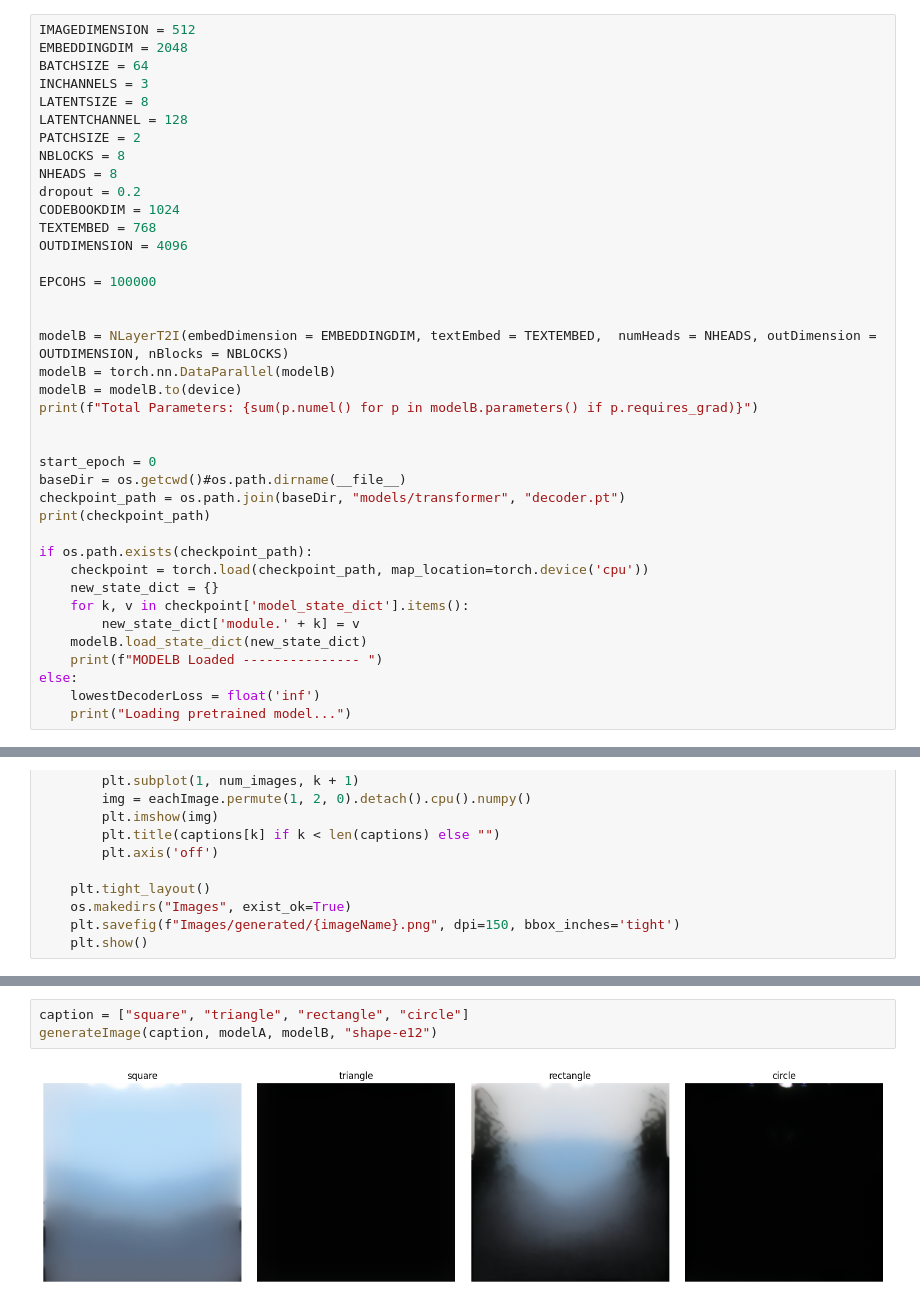
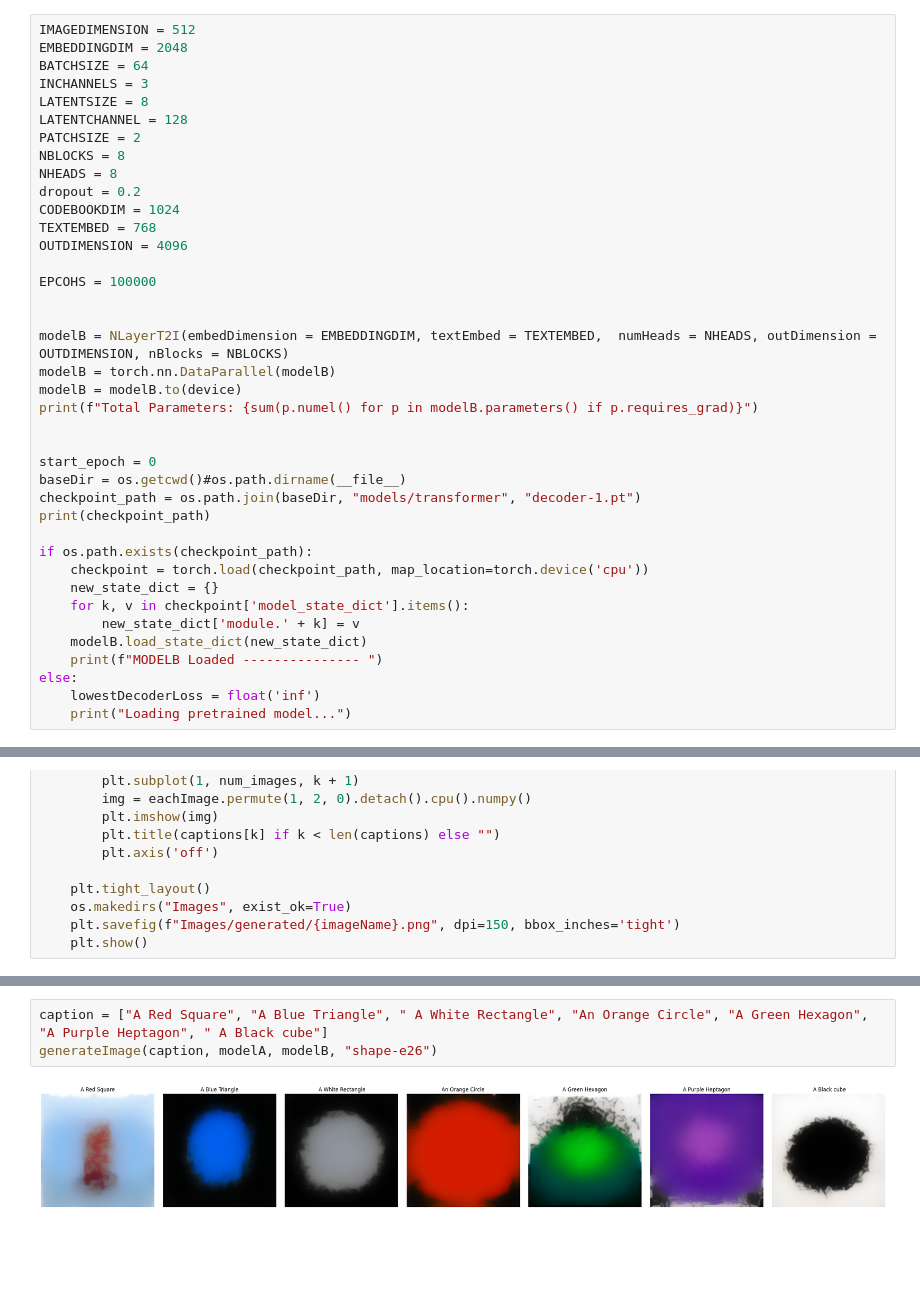
Before and after one commit to Ishushan02/Hybrid-Architecture-T2I, a Jupyter notebook: 10_ModelBTest.ipynb, the cells around one changed output, grey strips where cells are left out. Drawn from its saved outputs; the diff is of its cells as text; blank space fills up the shorter version.

```diff
--- a/10_ModelBTest.ipynb
+++ b/10_ModelBTest.ipynb
@@ -542,7 +542,7 @@ print(f"Total Parameters: {sum(p.numel() for p in modelB.parameters() if p.requi
 
 start_epoch = 0
 baseDir = os.getcwd()#os.path.dirname(__file__)
-checkpoint_path = os.path.join(baseDir, "models/transformer", "decoder.pt")
+checkpoint_path = os.path.join(baseDir, "models/transformer", "decoder-1.pt")
 print(checkpoint_path)
 
 if os.path.exists(checkpoint_path):
@@ -625,7 +625,7 @@ generateImage(caption, modelA, modelB, "generated-e12")
 # %%
-caption = ["square", "triangle", "rectangle", "circle"]
-generateImage(caption, modelA, modelB, "shape-e12")
+caption = ["A Red Square", "A Blue Triangle", " A White Rectangle", "An Orange Circle", "A Green Hexagon", "A Purple Heptagon", " A Black cube"]
+generateImage(caption, modelA, modelB, "shape-e26")
 # %% [output]
-[figure, old version]
+[figure, new version]
 # %%
 caption = ["A view of Sunset"]
```
Also changed, not shown: parts of 5 cells of this notebook.
